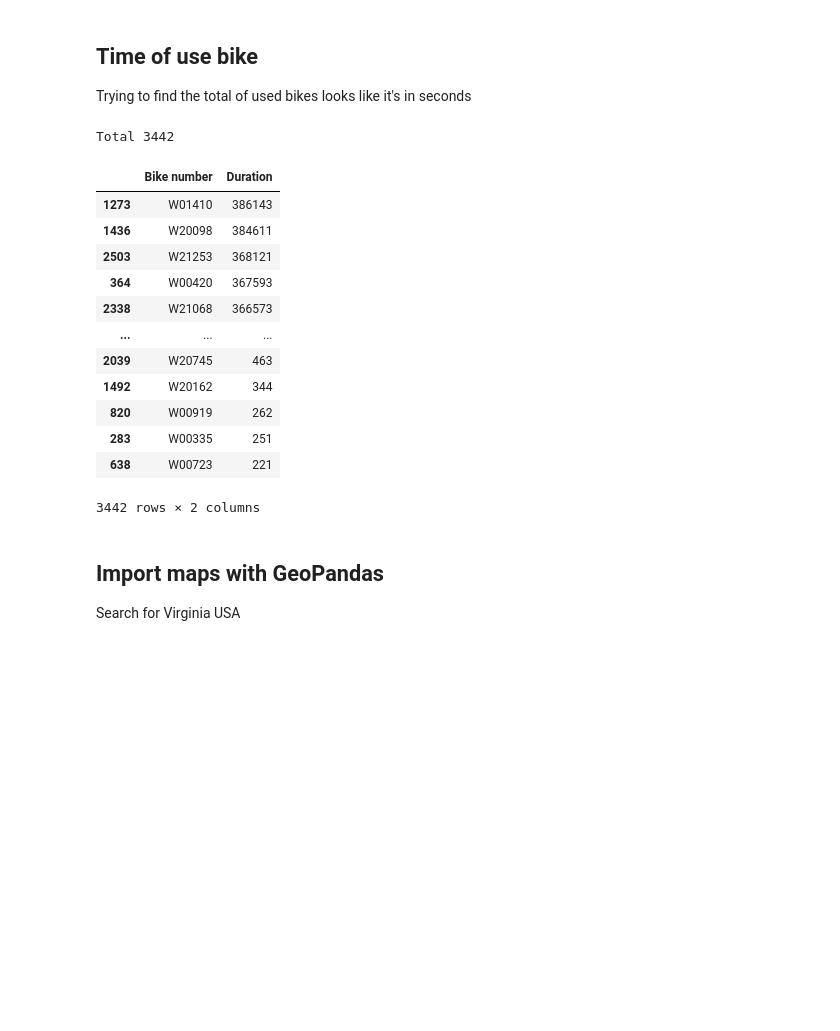
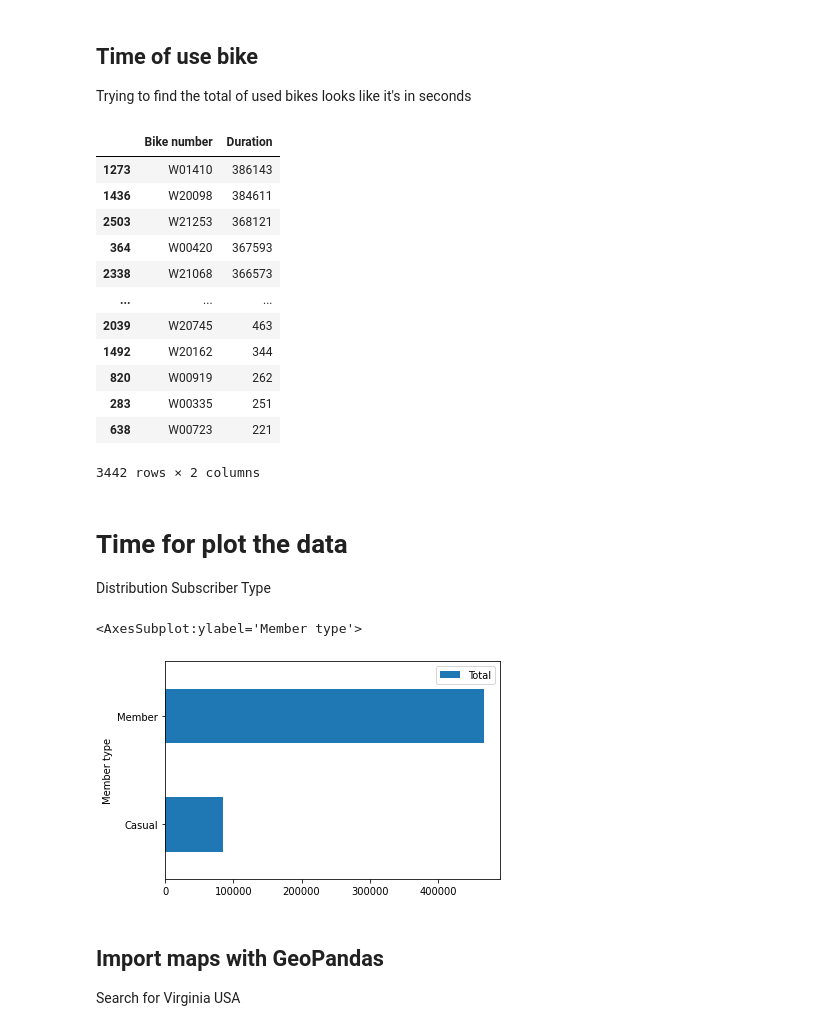
Before and after one commit to claupereirajr/datascience_study, a Jupyter notebook: aula10/Scripts - study bike sharing.ipynb, the cells around one changed output. Saved outputs shown, nothing was run; the diff lists cells and outputs as text; code cells hidden in the pictures; blank space fills up the shorter version.

Commit message:
Start Plot the data

```diff
--- a/aula10/Scripts - study bike sharing.ipynb
+++ b/aula10/Scripts - study bike sharing.ipynb
@@ -197,24 +199,30 @@ Trying to find the total of used bikes
 looks like it's in seconds
 # %%
 dataframe_time_used = dataframe_tripdata.groupby('Bike number')['Duration'].sum().reset_index()
-print('Total', len(dataframe_time_used))
 dataframe_time_used.sort_values(by=['Duration'],axis=0,ascending=False,inplace=True)
 dataframe_time_used
 # %% [output]
+|  | Bike number | Duration |
+| 1273 | W01410 | 386143 |
+| 1436 | W20098 | 384611 |
+| 2503 | W21253 | 368121 |
+| 364 | W00420 | 367593 |
+| 2338 | W21068 | 366573 |
+| ... | ... | ... |
+| 2039 | W20745 | 463 |
+| 1492 | W20162 | 344 |
+| 820 | W00919 | 262 |
+| 283 | W00335 | 251 |
+| 638 | W00723 | 221 |
-Total 3442
+3442 rows × 2 columns
-|  | Bike number | Duration |
-| 1273 | W01410 | 386143 |
-| 1436 | W20098 | 384611 |
-| 2503 | W21253 | 368121 |
-| 364 | W00420 | 367593 |
-| 2338 | W21068 | 366573 |
-| ... | ... | ... |
-| 2039 | W20745 | 463 |
-| 1492 | W20162 | 344 |
-| 820 | W00919 | 262 |
-| 283 | W00335 | 251 |
-| 638 | W00723 | 221 |
-3442 rows × 2 columns
+# %% [markdown]
+# Time for plot the data
+Distribution Subscriber Type
+# %%
+dataframe_membertype.plot.barh(x="Member type",y="Total")
+# %% [output]
+<AxesSubplot:ylabel='Member type'>
+[figure, added]
 # %% [markdown]
 ## Import maps with GeoPandas
 Search for Virginia USA
```
Also changed, not shown: parts of 5 cells of this notebook.
